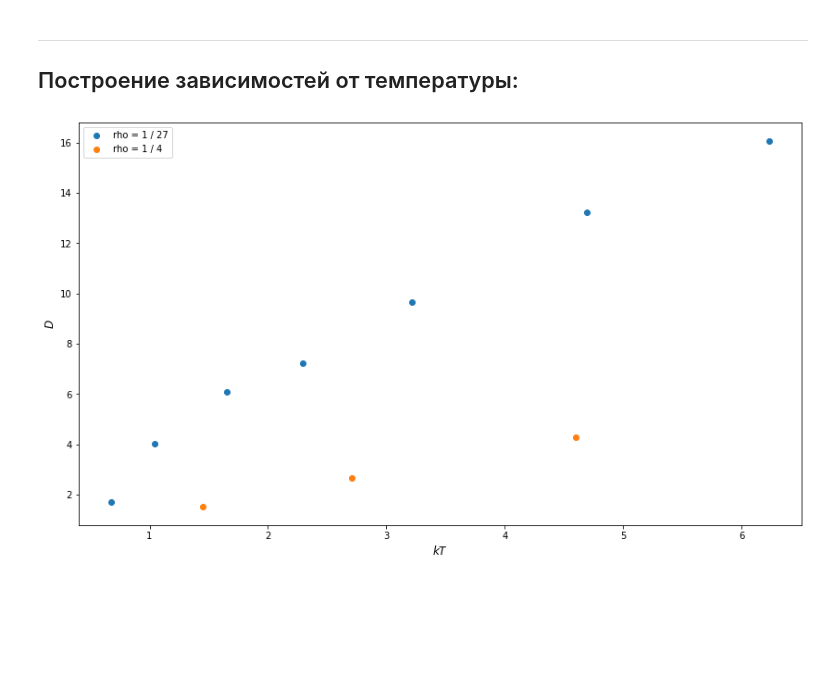
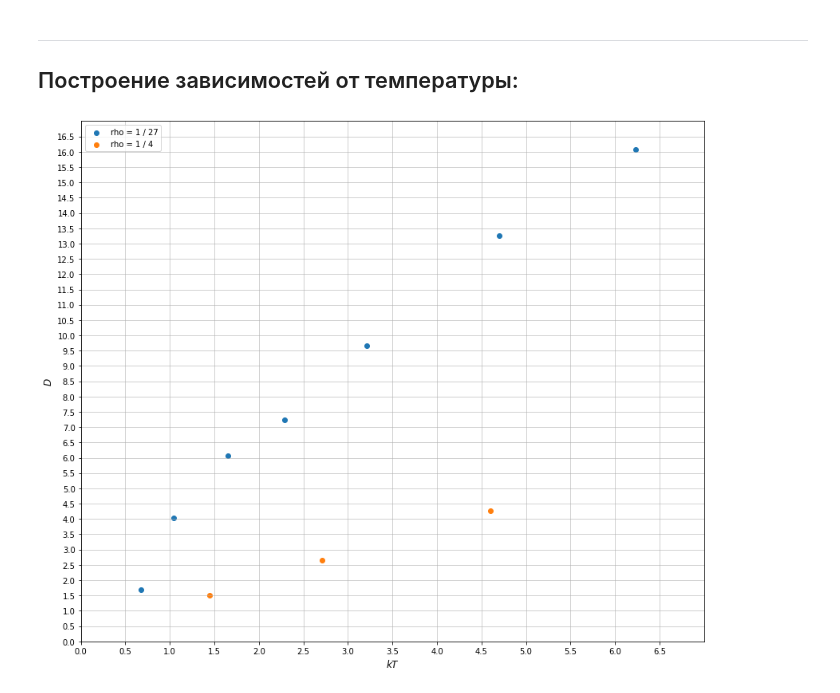
Before and after one commit to Alphonsce/molecular_modeling, a Jupyter notebook: python_realization/final_plotting.ipynb, the cells around one changed output. Saved outputs shown, nothing was run; the diff lists cells and outputs as text; code cells hidden in the pictures; blank space fills up the shorter version.

```diff
--- a/python_realization/final_plotting.ipynb
+++ b/python_realization/final_plotting.ipynb
@@ -585,14 +615,19 @@ D_files = [
     '../graphs_rho_1_4/_dif_from_t_rho_1_4.csv'
 ]
 # %%
-plt.figure(figsize=(14, 8))
+plt.figure(figsize=(14, 12))
 for (i, file) in enumerate(D_files):
     df = pd.read_csv(file)
     plt.scatter(df.kT, df.D, label=f'rho = {rhos[i]}')
 
+plt.grid(alpha=0.7)
+plt.ylim(ymin=0, ymax=17)
+plt.xlim(xmin=0, xmax=7)
+plt.xticks(np.arange(0, 7, 0.5))
+plt.yticks(np.arange(0, 17, 0.5))
 plt.legend(loc='best')
 plt.xlabel(r'$kT$', fontsize=12)
 plt.ylabel(r'$D$', fontsize=12)
 plt.show()
 # %% [output]
-[figure, old version]
+[figure, new version]
```
Also changed, not shown: parts of 7 cells of this notebook.
